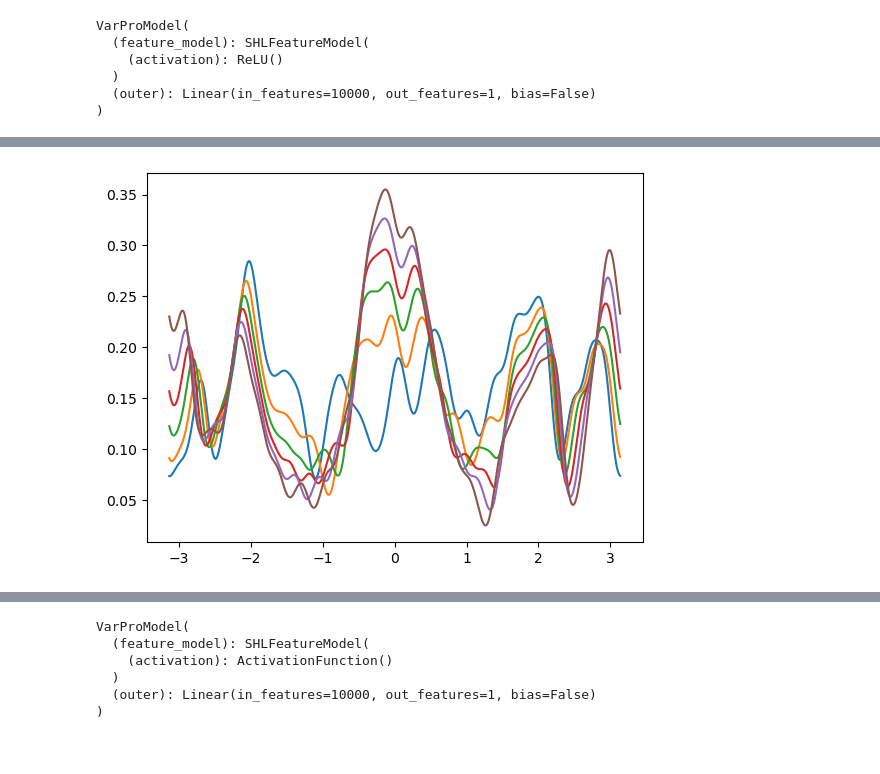
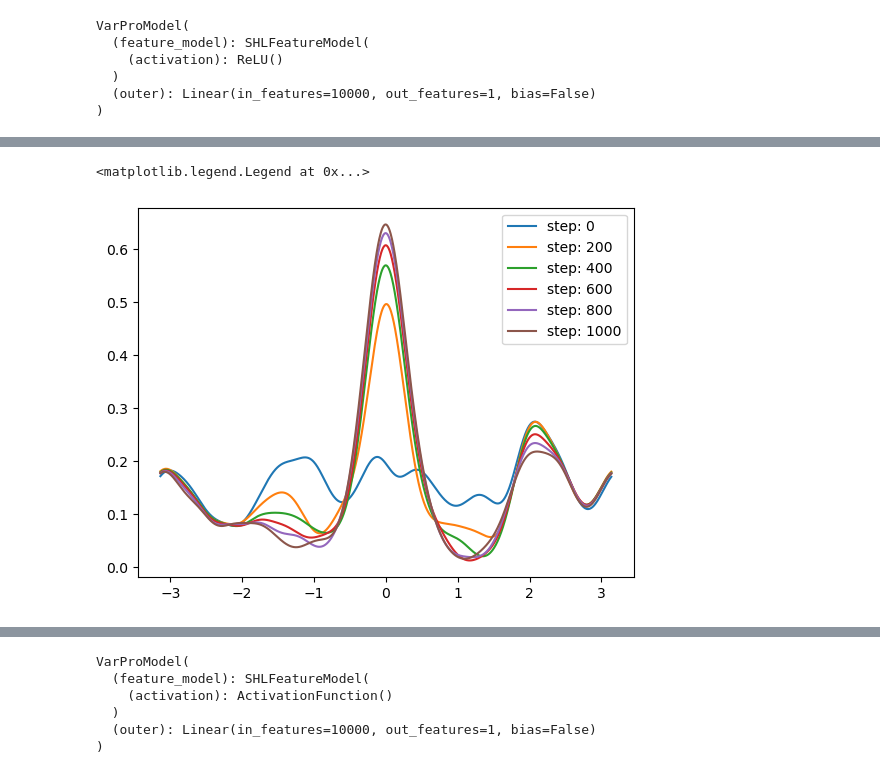
Before and after one commit to rbarboni/VarPro, a Jupyter notebook: VarPro.ipynb, the cells around one changed output, grey strips where cells are left out. Saved outputs shown, nothing was run; the diff lists cells and outputs as text; code cells hidden in the pictures.

```diff
--- a/VarPro.ipynb
+++ b/VarPro.ipynb
@@ -394,7 +11,7 @@ from scipy.integrate import odeint
 # %%
 N = 2000
 
-gamma_star = 10
+gamma_star = 100
 gamma0 = 0
 
 Theta = np.linspace(-np.pi, np.pi, N+1)
@@ -436,7 +55,7 @@ clipper = FeatureClipper(Normalization())
 teacher_width = 10000
 teacher = SHL(2, teacher_width, activation, bias=False, clipper=clipper)
 
-gamma = 10 ## Parameter controling the shape of the target distribution
+gamma = 100 ## Parameter controling the shape of the target distribution
 
 Theta = np.linspace(-np.pi, np.pi, teacher_width, endpoint=False)
 teacher_init = torch.tensor([[np.cos(theta), np.sin(theta)] for theta in Theta], dtype=torch.float32)
@@ -483,7 +102,7 @@ dataset = CustomDataset(inputs, targets)
 train_loader = torch.utils.data.DataLoader(dataset, batch_size=len(dataset))
 # %%
 ## Student model
-student_width = 256
+student_width = 128
 clipper = FeatureClipper(Normalization())
 
 init = torch.randn((student_width, 2), dtype=torch.float32)
@@ -526,19 +144,15 @@ plt.xscale('log')
 # %%
 # plot of the learned feature distribution (diracs smoothed with a gaussian)
 for i in np.arange(0, 1001, 200):
     w = problem.state_list[i]['feature_model.weight'].numpy()
     f = circle_to_line(w)
 
-    #w_SHL = problem_SHL.state_list[i]['feature_model.0.weight'].numpy()
-    #f_SHL = circle_to_line(w_SHL)
-
-    plt.plot(*gaussian_conv(f, scale=0.1), label=f'step: {i}')
-    #plt.plot(*gaussian_conv(f_SHL, scale=0.1), '--')
-    #plt.plot(x, f_list[i], '--')
+    plt.plot(*gaussian_conv(f, scale=0.2), label=f'step: {i}')
 plt.legend()
 #plt.yscale('log')
 # %% [output]
+<matplotlib.legend.Legend at 0x...>
-[figure, old version]
+[figure, new version]
 # %%
 # plot of the outer layer weight (to check if positive and smooth)
 for i in np.arange(0, 1001, 200):
```
Also changed, not shown: parts of 52 cells of this notebook, 2 other files.
